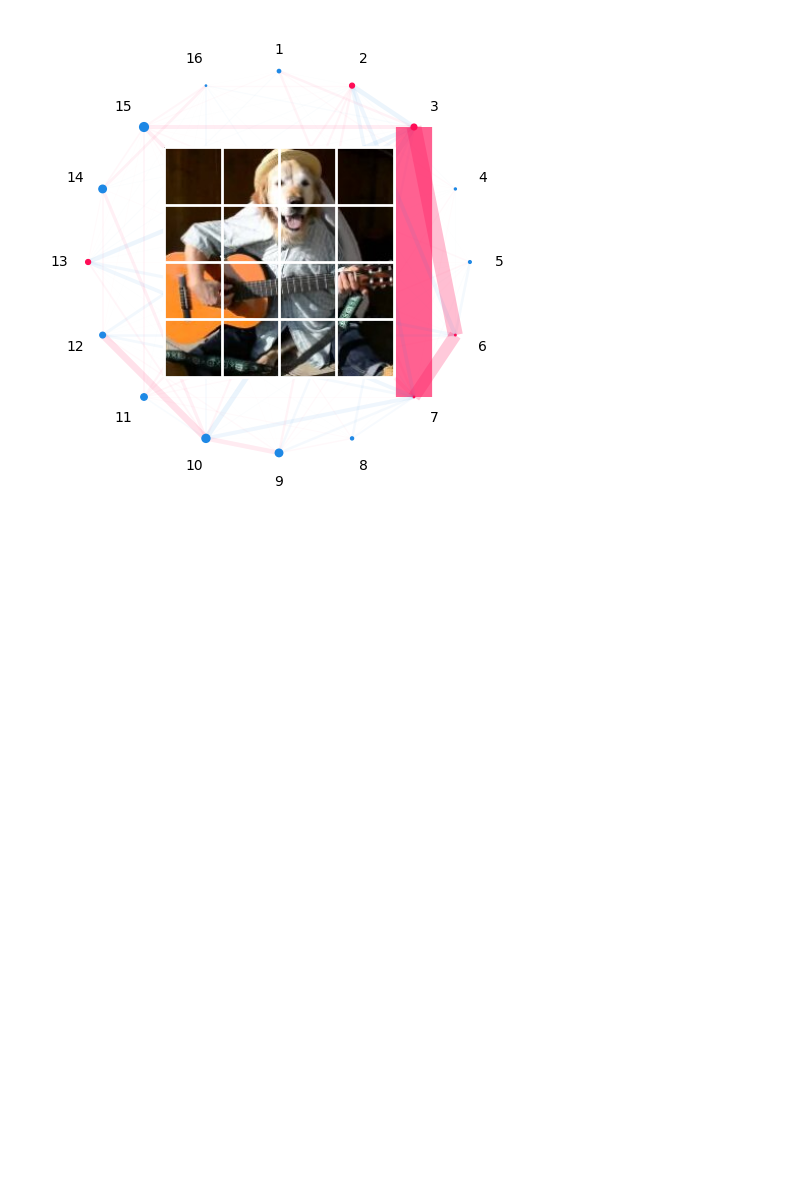
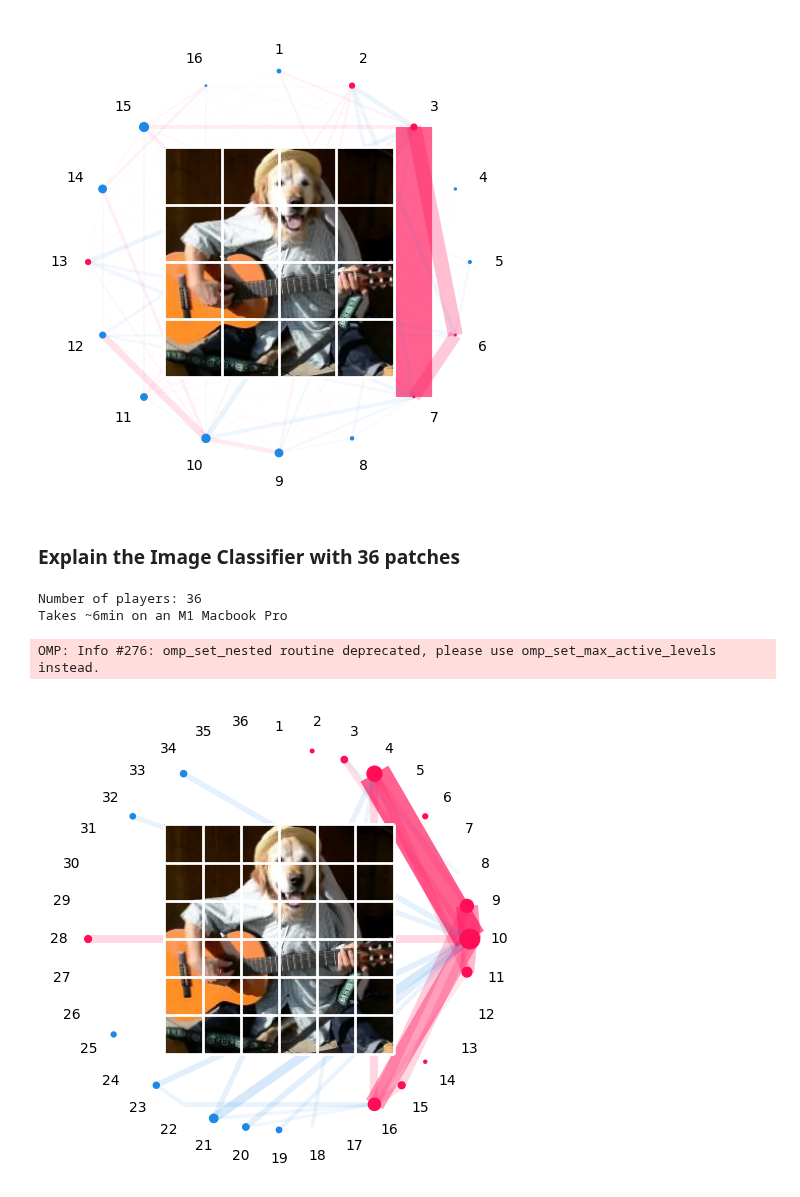
Before and after one commit to FabianK-Dev/shapiq, a Jupyter notebook: docs/source/notebooks/vision_notebooks/vision_transformer.ipynb, the cells around one changed output. Drawn from its saved outputs; the diff is of its cells as text; code cells hidden in the pictures; blank space fills up the shorter version.

```diff
--- a/docs/source/notebooks/vision_notebooks/vision_transformer.ipynb
+++ b/docs/source/notebooks/vision_notebooks/vision_transformer.ipynb
@@ -90,3 +90,24 @@ center_image = Image.open("original_image.jpg")
 sii.plot_network(center_image=center_image, draw_legend=False)
 # %% [output]
 [figure]
+# %% [markdown]
+### Explain the Image Classifier with 36 patches
+# %%
+# load the 36 player values and explain
+big_game = ImageClassifierLocalXAI(
+    model_name="vit_36_patches",
+    x_explain_path=image_path,
+)
+print("Number of players:", big_game.n_players)  # the image is transformed into 36 patches
+print("Takes ~6min on an M1 Macbook Pro")
+# For 36 patches, consider using order 1 for simpler explanations
+scalable_approximator = shapiq.SPEX(
+    n=big_game.n_players, max_order=2, index="SII"
+)  # Here we use max order=2,
+large_sii = scalable_approximator.approximate(budget=9000, game=big_game)
+large_sii.plot_network(center_image=center_image, draw_legend=False)
+# %% [output]
+Number of players: 36
+Takes ~6min on an M1 Macbook Pro
+OMP: Info #276: omp_set_nested routine deprecated, please use omp_set_max_active_levels instead.
+[figure, added]
```
Also changed, not shown: parts of 2 cells of this notebook, 14 other files.
